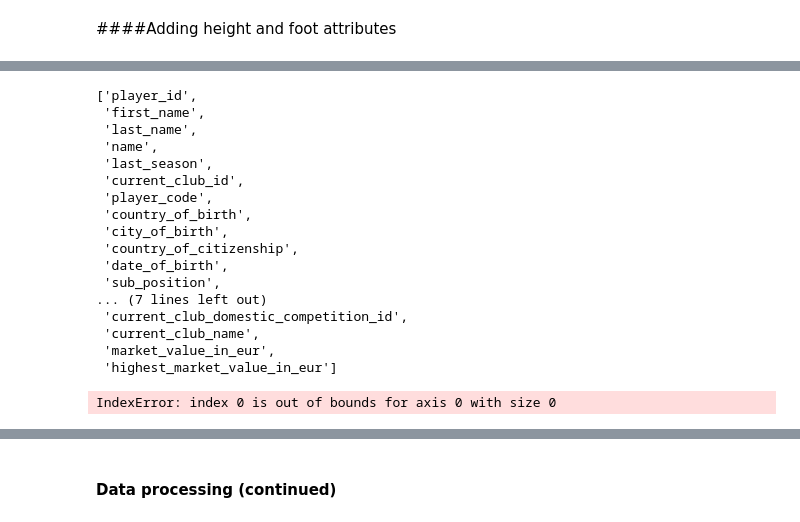
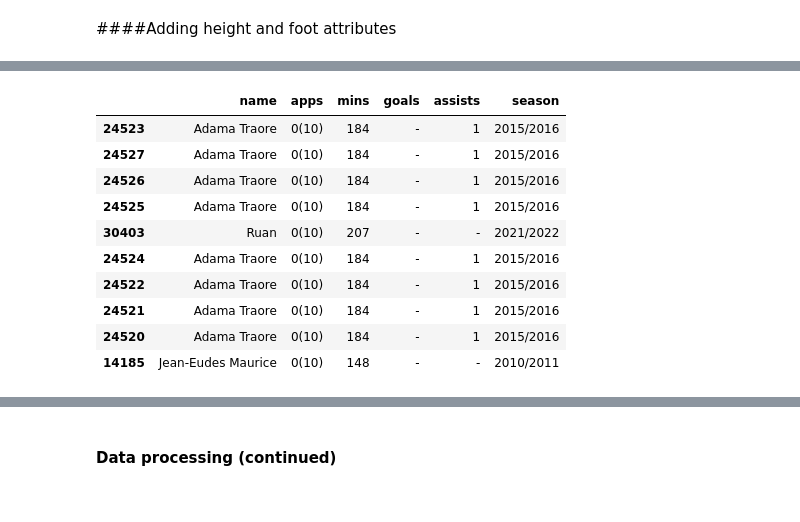
Before and after one commit to Computational-Tools-in-DS-G42/footballer-profiler-AI, a Jupyter notebook: player_profiler.ipynb, the cells around one changed output, grey strips where cells are left out. Drawn from its saved outputs; the diff is of its cells as text; code cells hidden in the pictures.

```diff
--- a/player_profiler.ipynb
+++ b/player_profiler.ipynb
@@ -371,43 +171,0 @@ memory usage: 5.7+ MB
-# %%
-list(init_df2.columns)
-# %% [output]
-['player_id',
- 'first_name',
- 'last_name',
- 'name',
- 'last_season',
- 'current_club_id',
- 'player_code',
- 'country_of_birth',
- 'city_of_birth',
- 'country_of_citizenship',
- 'date_of_birth',
- 'sub_position',
-... (7 lines left out)
- 'current_club_domestic_competition_id',
- 'current_club_name',
- 'market_value_in_eur',
- 'highest_market_value_in_eur']
-# %%
-enriched = []
-
-for player in df_clean['name']:
-    match, score = fuzzy_match_single(player, init_df2)
-    if match:
-        height = init_df2.loc[init_df2['name'] == match, 'height_in_cm'].values[0]
-        foot = init_df2.loc[init_df2['name'] == match, 'foot'].values[0]
-    else:
-        height, foot = None, None
-
-    enriched.append({
-        'name': player,
-        'matched_name': match,
-        'match_score': score,
-        'height': height,
-        'preferred_foot': foot
-    })
-
-# Turn results into a DataFrame
-enriched_df = pd.DataFrame(enriched)
-# %% [output]
-IndexError: index 0 is out of bounds for axis 0 with size 0
@@ -419,0 +172,22 @@ merged_df = df_clean.merge(
+# %%
+missing_players = extra_att_df[extra_att_df['height'].isna() | extra_att_df['preferred_foot'].isna()]
+
+merged_check = df_clean.merge(
+    missing_players[['name']],
+    on='name',
+    how='inner'
+)
+
+merged_check[['name', 'apps', 'mins', 'goals', 'assists', 'season']].sort_values('apps').head(10)
+# %% [output]
+|  | name | apps | mins | goals | assists | season |
+| 24523 | Adama Traore | 0(10) | 184 | - | 1 | 2015/2016 |
+| 24527 | Adama Traore | 0(10) | 184 | - | 1 | 2015/2016 |
+| 24526 | Adama Traore | 0(10) | 184 | - | 1 | 2015/2016 |
+| 24525 | Adama Traore | 0(10) | 184 | - | 1 | 2015/2016 |
+| 30403 | Ruan | 0(10) | 207 | - | - | 2021/2022 |
+| 24524 | Adama Traore | 0(10) | 184 | - | 1 | 2015/2016 |
+| 24522 | Adama Traore | 0(10) | 184 | - | 1 | 2015/2016 |
+| 24521 | Adama Traore | 0(10) | 184 | - | 1 | 2015/2016 |
+| 24520 | Adama Traore | 0(10) | 184 | - | 1 | 2015/2016 |
+| 14185 | Jean-Eudes Maurice | 0(10) | 148 | - | - | 2010/2011 |
```
Also changed, not shown: parts of 18 cells of this notebook.
